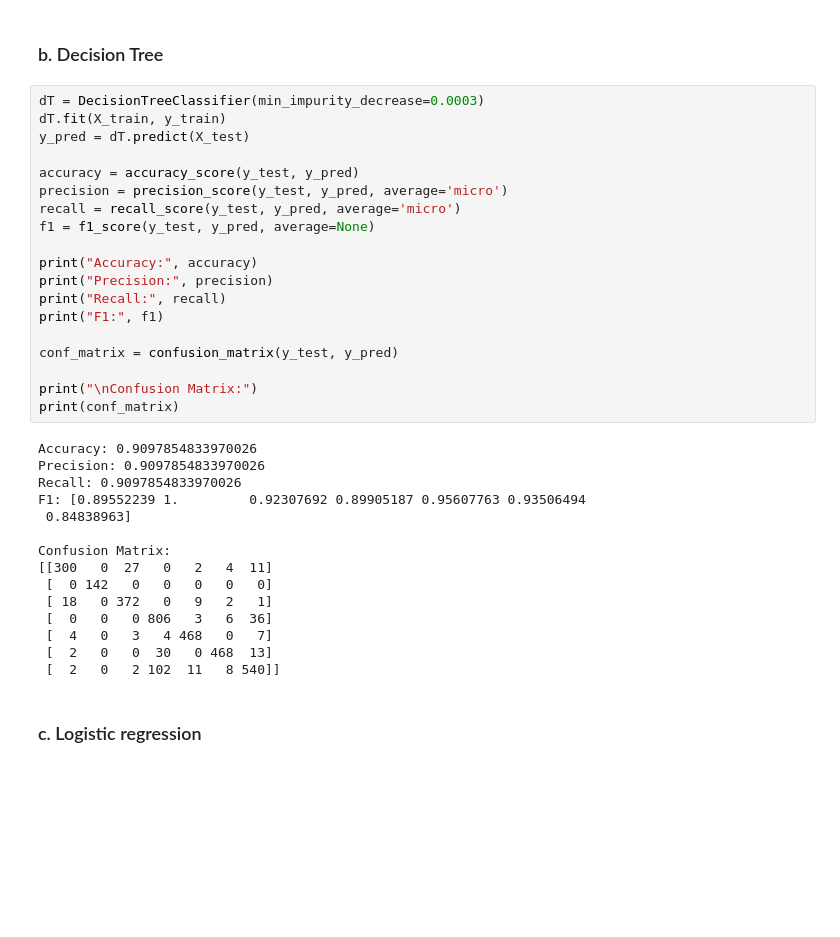
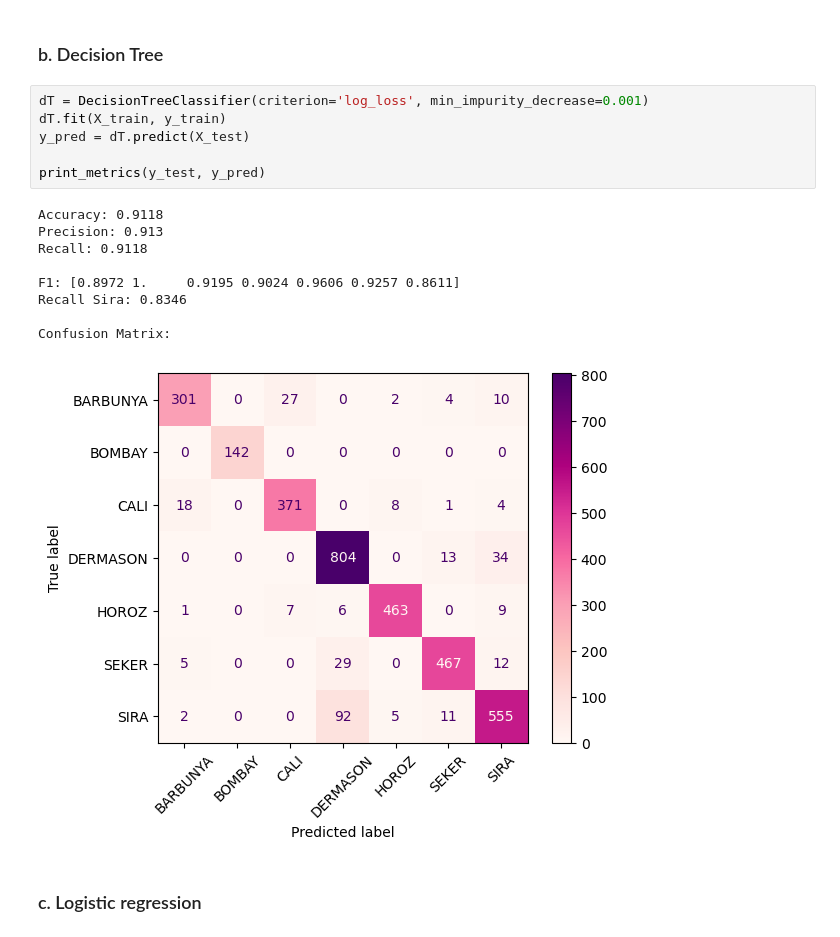
Before and after one commit to tmnstllr/ucd-machine_learning, a Jupyter notebook: assignment_1.ipynb, the cells around one changed output. Cells and saved outputs as stored; diff of their text form; blank space fills up the shorter version.

```diff
--- a/assignment_1.ipynb
+++ b/assignment_1.ipynb
@@ -88,39 +89,21 @@ Confusion Matrix:
 # %% [markdown]
 ### b. Decision Tree
 # %%
-dT = DecisionTreeClassifier(min_impurity_decrease=0.0003)
+dT = DecisionTreeClassifier(criterion='log_loss', min_impurity_decrease=0.001)
 dT.fit(X_train, y_train)
 y_pred = dT.predict(X_test)
 
-accuracy = accuracy_score(y_test, y_pred)
-precision = precision_score(y_test, y_pred, average='micro')
-recall = recall_score(y_test, y_pred, average='micro')
-f1 = f1_score(y_test, y_pred, average=None)
-
-print("Accuracy:", accuracy)
-print("Precision:", precision)
-print("Recall:", recall)
-print("F1:", f1)
-
-conf_matrix = confusion_matrix(y_test, y_pred)
-
-print("\nConfusion Matrix:")
-print(conf_matrix)
+print_metrics(y_test, y_pred)
 # %% [output]
-Accuracy: 0.9097854833970026
-Precision: 0.9097854833970026
-Recall: 0.9097854833970026
-F1: [0.89552239 1.         0.92307692 0.89905187 0.95607763 0.93506494
- 0.84838963]
+Accuracy: 0.9118
+Precision: 0.913
+Recall: 0.9118
+
+F1: [0.8972 1.     0.9195 0.9024 0.9606 0.9257 0.8611]
+Recall Sira: 0.8346
 
 Confusion Matrix:
-[[300   0  27   0   2   4  11]
- [  0 142   0   0   0   0   0]
- [ 18   0 372   0   9   2   1]
- [  0   0   0 806   3   6  36]
- [  4   0   3   4 468   0   7]
- [  2   0   0  30   0 468  13]
- [  2   0   2 102  11   8 540]]
+[figure, added]
 # %% [markdown]
 ### c. Logistic regression
 # %%
```
Also changed, not shown: parts of 12 cells of this notebook.
